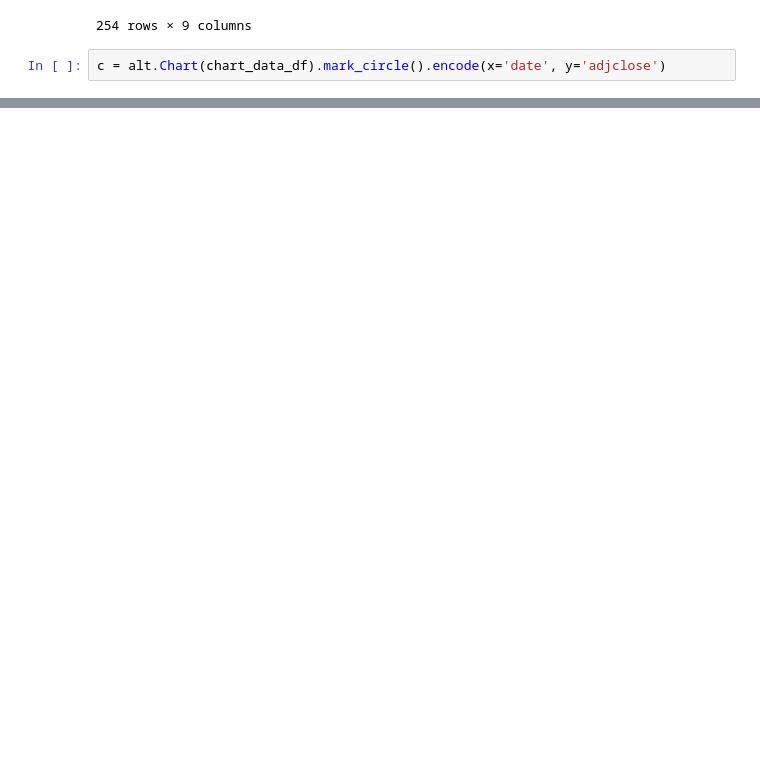
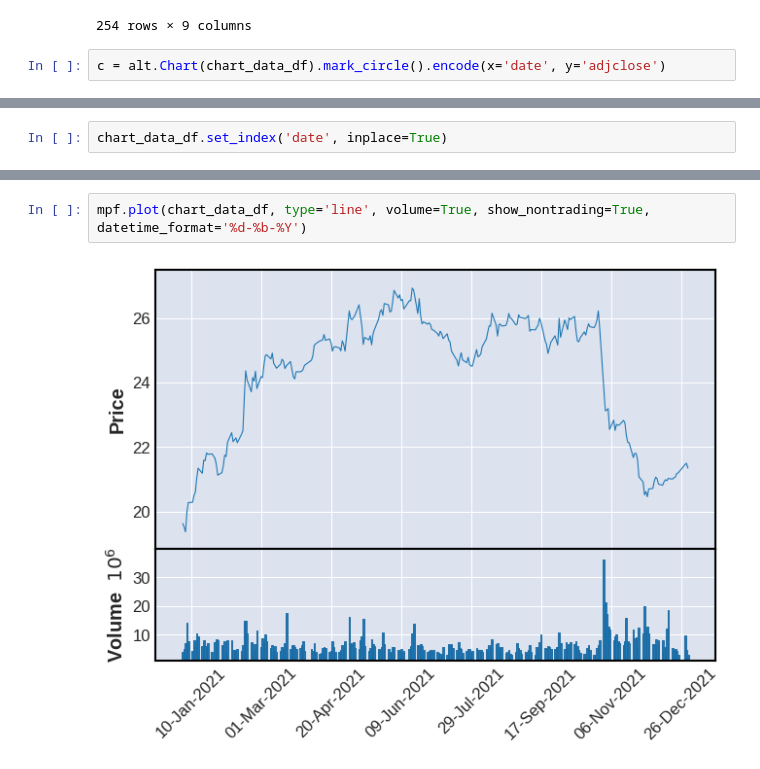
Before and after one commit to Mjboothaus/personal-tan-lea-kuan, a Jupyter notebook: notebooks/ASX_SharePriceViewer.ipynb, the cells around one changed output, grey strips where cells are left out. Cells and saved outputs as stored; diff of their text form; blank space fills up the shorter version.

```diff
--- a/notebooks/ASX_SharePriceViewer.ipynb
+++ b/notebooks/ASX_SharePriceViewer.ipynb
@@ -364,0 +378,2 @@ c
+# %%
+chart_data_df.set_index('date', inplace=True)
@@ -364,0 +390,4 @@ c
+# %%
+mpf.plot(chart_data_df, type='line', volume=True, show_nontrading=True, datetime_format='%d-%b-%Y')
+# %% [output]
+[figure, added]
```
Also changed, not shown: parts of 13 cells of this notebook.
